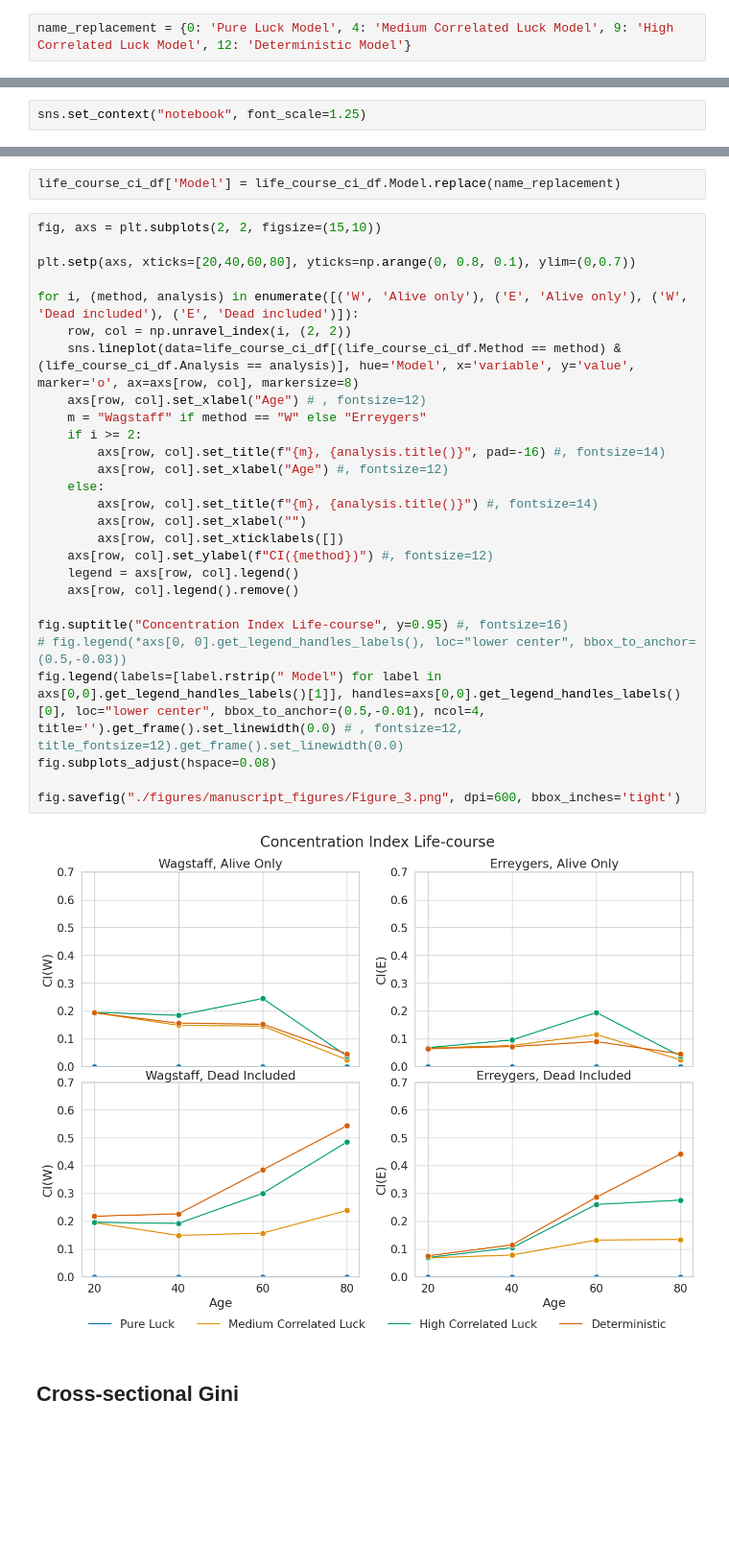
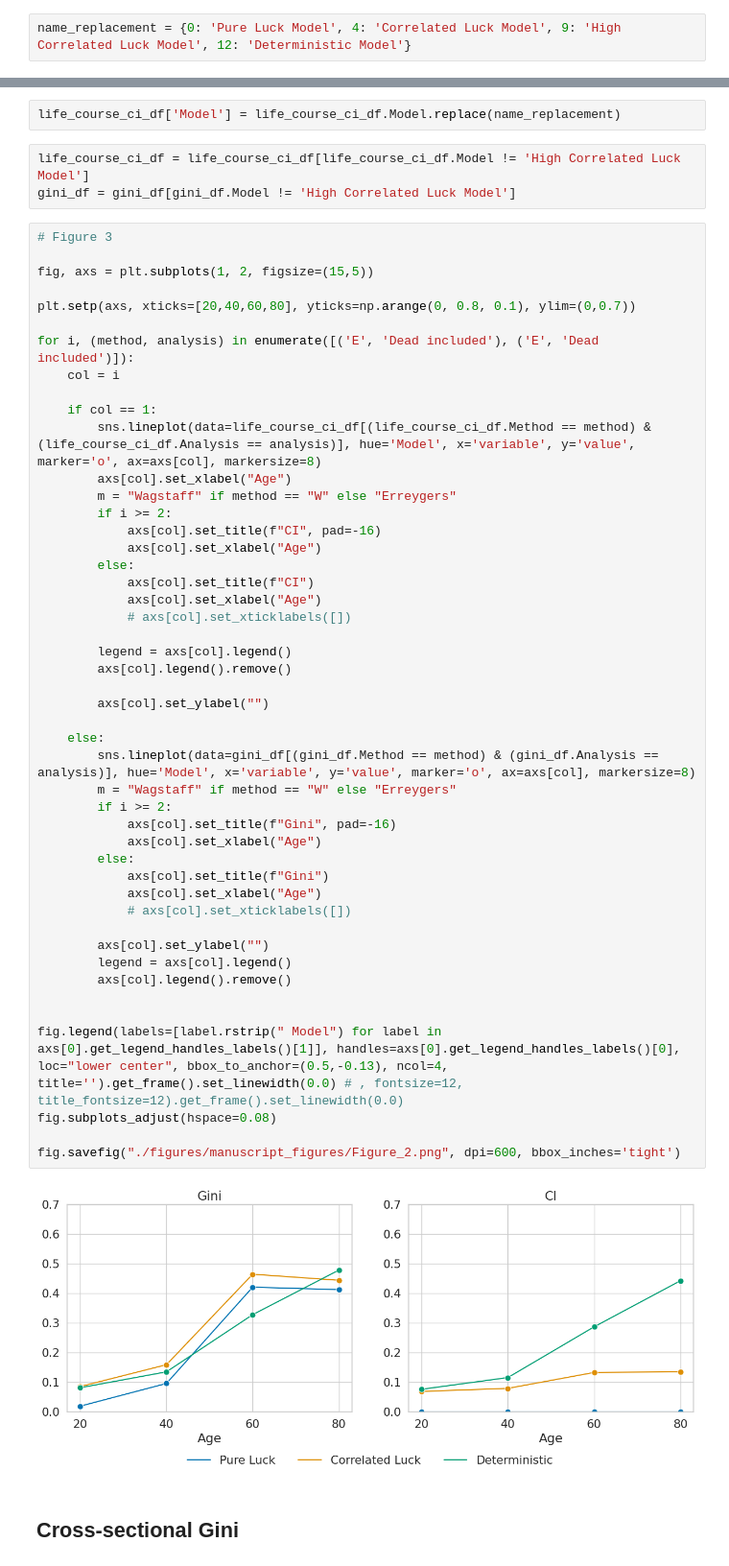
Before and after one commit to yannguerin/role_of_luck_in_health_inequality, a Jupyter notebook: manuscript_results.ipynb, the cells around one changed output, grey strips where cells are left out. Shown at 96% size. Drawn from its saved outputs; the diff is of its cells as text; blank space fills up the shorter version.

```diff
--- a/manuscript_results.ipynb
+++ b/manuscript_results.ipynb
@@ -402,7 +349,7 @@ gini_life_course_df = gini_life_course_df.rename(columns={'This corresponds to F
 # %%
 gini_life_course_df = gini_life_course_df.reset_index().drop(columns='index')
 # %%
-name_replacement = {0: 'Pure Luck Model', 4: 'Medium Correlated Luck Model', 9: 'High Correlated Luck Model', 12: 'Deterministic Model'}
+name_replacement = {0: 'Pure Luck Model', 4: 'Correlated Luck Model', 9: 'High Correlated Luck Model', 12: 'Deterministic Model'}
 # %%
 gini_life_course_df['Model'] = gini_life_course_df.Model.replace(name_replacement)
 # %%
@@ -479,2 +393,0 @@ fig.savefig("./figures/manuscript_figures/Figure_2.png", dpi=600, bbox_inches='t
-# %%
-sns.set_context("notebook", font_scale=1.25)
@@ -559,35 +442,58 @@ life_course_ci_df['Method'] = life_course_ci_df.Method.fillna(method='ffill')
 life_course_ci_df = life_course_ci_df.melt(id_vars=['Analysis', 'Method', 'Model'], value_vars=[20, 40, 60, 80])
 # %%
 life_course_ci_df['Model'] = life_course_ci_df.Model.replace(name_replacement)
+# %%
+life_course_ci_df = life_course_ci_df[life_course_ci_df.Model != 'High Correlated Luck Model']
+gini_df = gini_df[gini_df.Model != 'High Correlated Luck Model']
 # %%
-fig, axs = plt.subplots(2, 2, figsize=(15,10))
+# Figure 3
+
+fig, axs = plt.subplots(1, 2, figsize=(15,5))
 
 plt.setp(axs, xticks=[20,40,60,80], yticks=np.arange(0, 0.8, 0.1), ylim=(0,0.7))
 
-for i, (method, analysis) in enumerate([('W', 'Alive only'), ('E', 'Alive only'), ('W', 'Dead included'), ('E', 'Dead included')]):
-    row, col = np.unravel_index(i, (2, 2))
-    sns.lineplot(data=life_course_ci_df[(life_course_ci_df.Method == method) & (life_course_ci_df.Analysis == analysis)], hue='Model', x='variable', y='value', marker='o', ax=axs[row, col], markersize=8)
-    axs[row, col].set_xlabel("Age") # , fontsize=12)
-    m = "Wagstaff" if method == "W" else "Erreygers"
-    if i >= 2:
-        axs[row, col].set_title(f"{m}, {analysis.title()}", pad=-16) #, fontsize=14)
-        axs[row, col].set_xlabel("Age") #, fontsize=12)
+for i, (method, analysis) in enumerate([('E', 'Dead included'), ('E', 'Dead included')]):
+    col = i
+
+    if col == 1:
+        sns.lineplot(data=life_course_ci_df[(life_course_ci_df.Method == method) & (life_course_ci_df.Analysis == analysis)], hue='Model', x='variable', y='value', marker='o', ax=axs[col], markersize=8)
+        axs[col].set_xlabel("Age")
+        m = "Wagstaff" if method == "W" else "Erreygers"
+        if i >= 2:
+            axs[col].set_title(f"CI", pad=-16)
+            axs[col].set_xlabel("Age")
+        else:
+            axs[col].set_title(f"CI")
+            axs[col].set_xlabel("Age")
+            # axs[col].set_xticklabels([])
+
+        legend = axs[col].legend()
+        axs[col].legend().remove()
+
+        axs[col].set_ylabel("")
+
     else:
-        axs[row, col].set_title(f"{m}, {analysis.title()}") #, fontsize=14)
-        axs[row, col].set_xlabel("")
-        axs[row, col].set_xticklabels([])
-    axs[row, col].set_ylabel(f"CI({method})") #, fontsize=12)
-    legend = axs[row, col].legend()
-    axs[row, col].legend().remove()
+        sns.lineplot(data=gini_df[(gini_df.Method == method) & (gini_df.Analysis == analysis)], hue='Model', x='variable', y='value', marker='o', ax=axs[col], markersize=8)
+        m = "Wagstaff" if method == "W" else "Erreygers"
+        if i >= 2:
+            axs[col].set_title(f"Gini", pad=-16)
+            axs[col].set_xlabel("Age")
+        else:
+            axs[col].set_title(f"Gini")
+            axs[col].set_xlabel("Age")
+            # axs[col].set_xticklabels([])
 
-fig.suptitle("Concentration Index Life-course", y=0.95) #, fontsize=16)
-# fig.legend(*axs[0, 0].get_legend_handles_labels(), loc="lower center", bbox_to_anchor=(0.5,-0.03))
-fig.legend(labels=[label.rstrip(" Model") for label in axs[0,0].get_legend_handles_labels()[1]], handles=axs[0,0].get_legend_handles_labels()[0], loc="lower center", bbox_to_anchor=(0.5,-0.01), ncol=4, title='').get_frame().set_linewidth(0.0) # , fontsize=12, title_fontsize=12).get_frame().set_linewidth(0.0)
+        axs[col].set_ylabel("")
+        legend = axs[col].legend()
+        axs[col].legend().remove()
+
+
+fig.legend(labels=[label.rstrip(" Model") for label in axs[0].get_legend_handles_labels()[1]], handles=axs[0].get_legend_handles_labels()[0], loc="lower center", bbox_to_anchor=(0.5,-0.13), ncol=4, title='').get_frame().set_linewidth(0.0) # , fontsize=12, title_fontsize=12).get_frame().set_linewidth(0.0)
 fig.subplots_adjust(hspace=0.08)
 
-fig.savefig("./figures/manuscript_figures/Figure_3.png", dpi=600, bbox_inches='tight')
+fig.savefig("./figures/manuscript_figures/Figure_2.png", dpi=600, bbox_inches='tight')
 # %% [output]
-[figure, old version]
+[figure, new version]
 # %% [markdown]
 ## Cross-sectional Gini
 # %%
```
Also changed, not shown: parts of 49 cells of this notebook.
